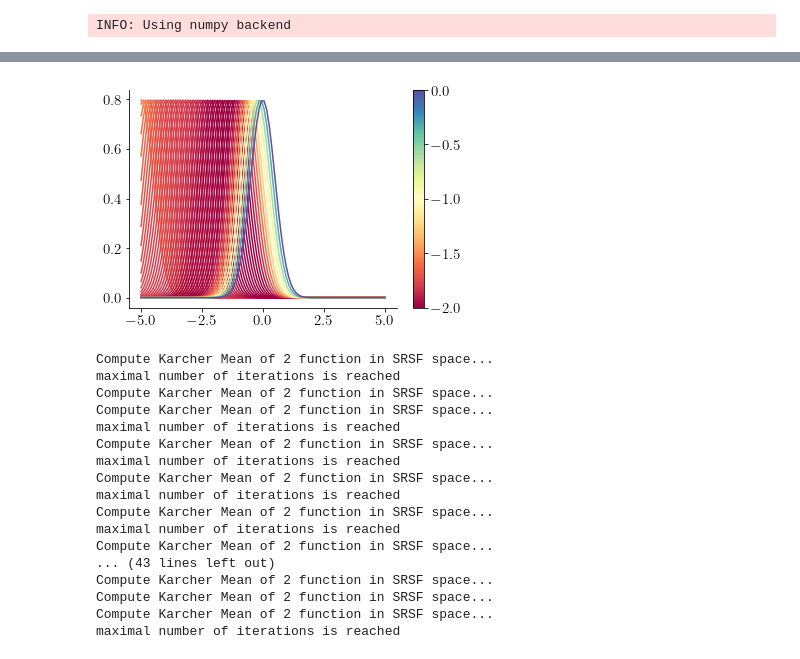
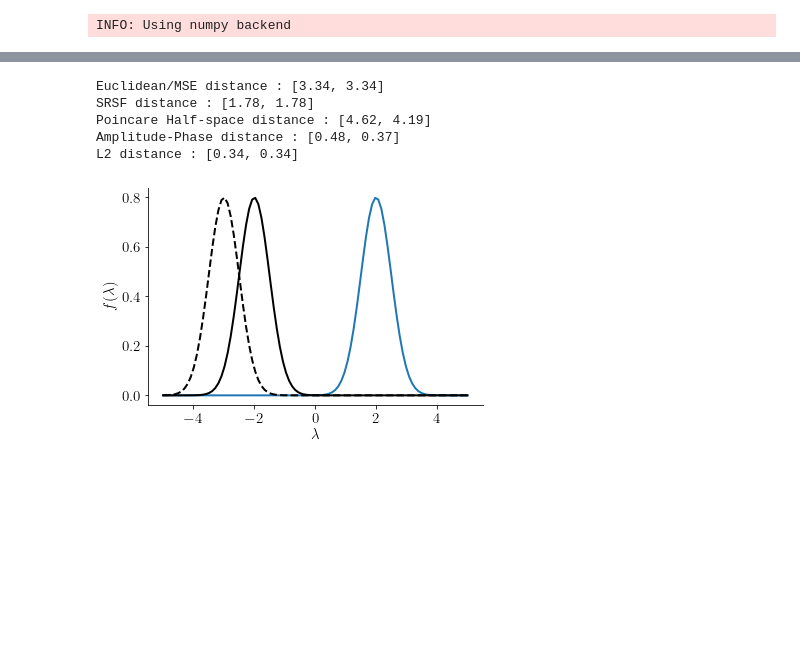
Before and after one commit to pozzo-research-group/HEAD, a Jupyter notebook: notebooks/26-Test distance measures with Gaussian functions.ipynb, the cells around one changed output, grey strips where cells are left out. Saved outputs shown, nothing was run; the diff lists cells and outputs as text; code cells hidden in the pictures; blank space fills up the shorter version.

```diff
--- a/notebooks/26-Test distance measures with Gaussian functions.ipynb
+++ b/notebooks/26-Test distance measures with Gaussian functions.ipynb
@@ -93,44 +79,39 @@ plt.show()
-# %%
-cmap = cm.get_cmap('Spectral')
-norm = matplotlib.colors.Normalize(vmin=-2, vmax = 0)
-fig, ax = plt.subplots()
-for i in np.linspace(-5,0,50):
-    y = gaussian(i, 0.5)
-    d = -srvf.metric.dist(y, yt)
-    ax.plot(lambda_,y , color=cmap(norm(d)))
-cbar = fig.colorbar(cm.ScalarMappable(norm=norm, cmap=cmap), ax=ax)
-plt.show()
-# %% [output]
-[figure, removed]
 # %%
-def elastic_distance(xi, yi):
-    curves = np.zeros((100, 2))
-    curves[...,0] = yt
-    curves[...,1] = yi
+def ampltiude_phase_distance(point_a, point_b):
+    curves = np.zeros((len(point_a), 2))
+    curves[...,0] = point_a
+    curves[...,1] = point_b
     obj = fs.fdawarp(curves, lambda_)
-    obj.srsf_align(parallel=True)
+    obj.srsf_align(parallel=True, MaxItr=50)
     dp = fs.efda_distance_phase(obj.qn[...,0], obj.qn[...,1])
     da = fs.efda_distance(obj.qn[...,0], obj.qn[...,1])
+    del obj
     return da, dp
-
-efda = np.asarray([elastic_distance(i, gaussian(i,TARGET[1])) for i in test_x])
-# %% [output]
-Compute Karcher Mean of 2 function in SRSF space...
-maximal number of iterations is reached
-Compute Karcher Mean of 2 function in SRSF space...
-Compute Karcher Mean of 2 function in SRSF space...
-maximal number of iterations is reached
-Compute Karcher Mean of 2 function in SRSF space...
-maximal number of iterations is reached
-Compute Karcher Mean of 2 function in SRSF space...
-maximal number of iterations is reached
-Compute Karcher Mean of 2 function in SRSF space...
-maximal number of iterations is reached
-Compute Karcher Mean of 2 function in SRSF space...
-... (43 lines left out)
-Compute Karcher Mean of 2 function in SRSF space...
-Compute Karcher Mean of 2 function in SRSF space...
-Compute Karcher Mean of 2 function in SRSF space...
-maximal number of iterations is reached
+# %%
+fig, ax = plt.subplots()
+y0 = gaussian(2,0.5)
+y1 = gaussian(-3,0.5)
+y2 = gaussian(-2,0.5)
+ax.plot(lambda_, y0, lw=2.0)
+ax.plot(lambda_, y1, ls='--', color='k', lw=2.0)
+ax.plot(lambda_, y2, color='k', lw=2.0)
+print('Euclidean/MSE distance : [%.2f, %.2f]'%(Rn.metric.dist(y0, y1), Rn.metric.dist(y0, y2)))
+print('SRSF distance : [%.2f, %.2f]'%(srvf.metric.dist(y0, y1), srvf.metric.dist(y0, y1)))
+print('Poincare Half-space distance : [%.2f, %.2f]'%(normal.metric.dist(gs.array([2,0.5]), gs.array([-3,0.5])),
+                                      normal.metric.dist(gs.array([2,0.5]), gs.array([-2,0.5]))))
+print('Amplitude-Phase distance : [%.2f, %.2f]'%(sum(ampltiude_phase_distance(y0, y1)),
+                                                 sum(ampltiude_phase_distance(y0, y2))))
+print('L2 distance : [%.2f, %.2f]'%(L2.metric.dist(y0, y1), L2.metric.dist(y0, y2)))
+ax.set_xlabel(r'$\lambda$')
+ax.set_ylabel(r'$f(\lambda)$')
+plt.savefig('../expts/flat_metrics.png')
+plt.show()
+# %% [output]
+Euclidean/MSE distance : [3.34, 3.34]
+SRSF distance : [1.78, 1.78]
+Poincare Half-space distance : [4.62, 4.19]
+Amplitude-Phase distance : [0.48, 0.37]
+L2 distance : [0.34, 0.34]
+[figure, added]
 # %%
 fig, ax = plt.subplots()
```
Also changed, not shown: parts of 4 cells of this notebook, 6 other files.
